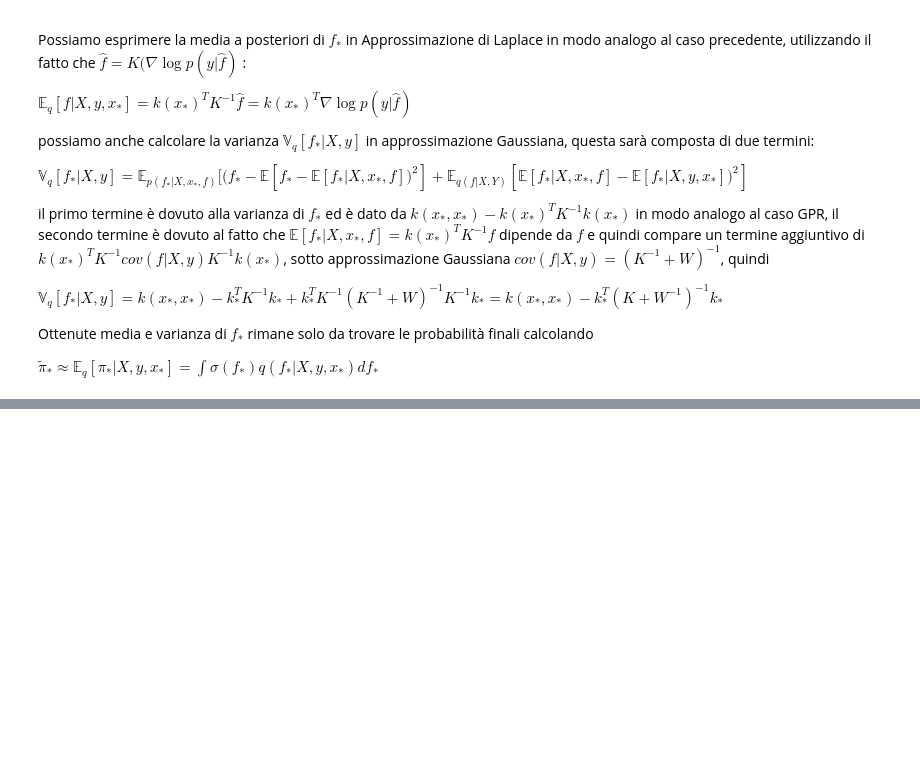
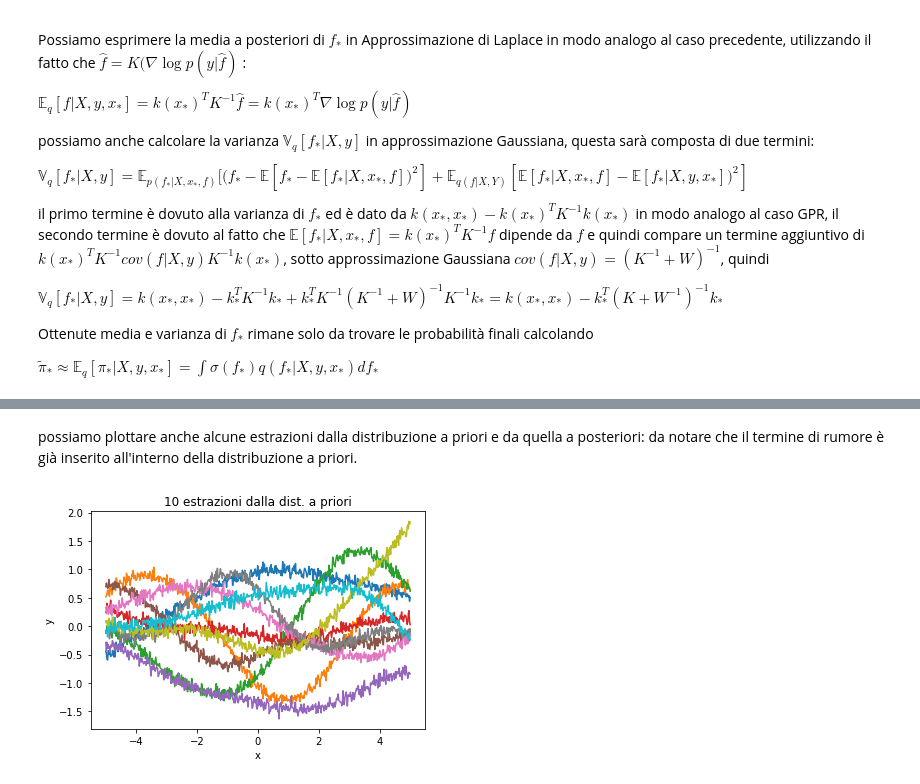
Before and after one commit to filippocastelli/GPnet, a Jupyter notebook: report_notebook.ipynb, the cells around one changed output, grey strips where cells are left out. Saved outputs shown, nothing was run; the diff lists cells and outputs as text; code cells hidden in the pictures; blank space fills up the shorter version.

```diff
--- a/report_notebook.ipynb
+++ b/report_notebook.ipynb
@@ -212,0 +378,12 @@ $\tilde{\pi}_* \approx \mathbb{E}_q [\pi_* \vert X, y, x_*] = \int{\sigma(f_*) q
+# %% [markdown]
+possiamo plottare anche alcune estrazioni dalla distribuzione a priori e da quella a posteriori: da notare che il termine di rumore è già inserito all'interno della distribuzione a priori.
+# %%
+L2 = np.linalg.cholesky(kstarstar + 1e-6*np.eye(n))
+#f_prior = mu L*N(0,1)
+f_prior = np.dot(L2, np.random.normal(size=(n,10)))
+pl.plot(xstar, f_prior)
+pl.xlabel('x')
+pl.ylabel('y')
+title = pl.title('10 estrazioni dalla dist. a priori')
+# %% [output]
+[figure, added]
```
Also changed, not shown: parts of 23 cells of this notebook.
